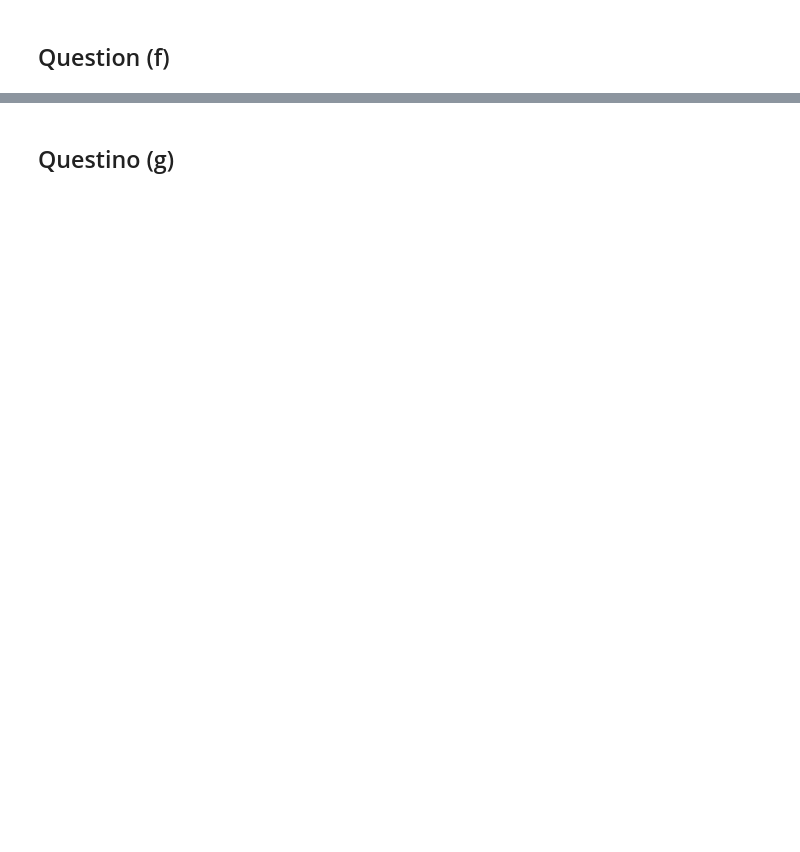
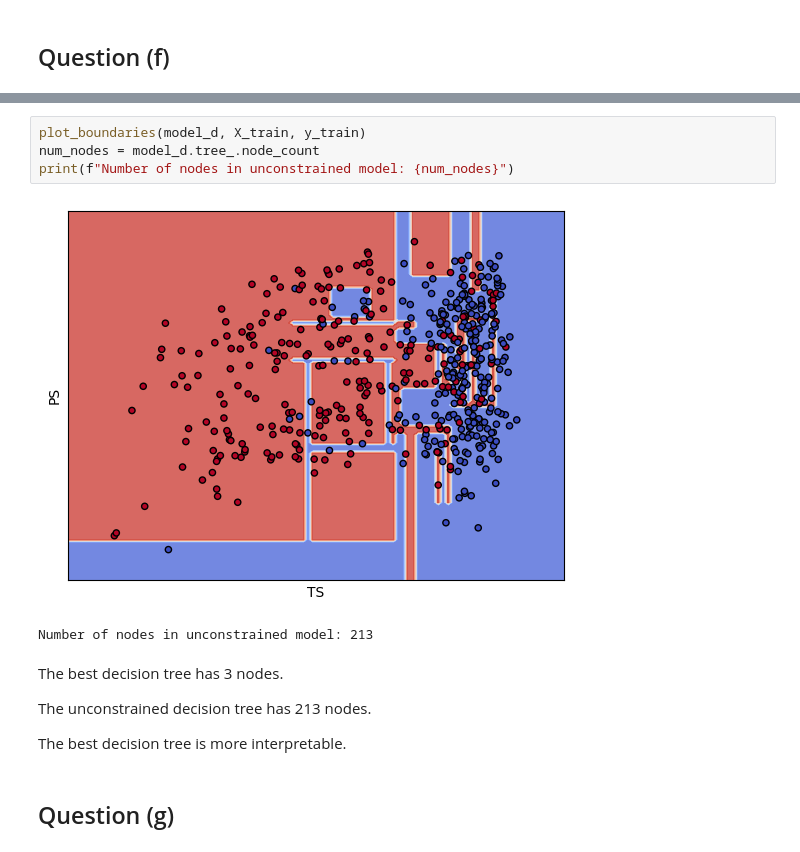
Before and after one commit to ShyEagle21/Practice, a Jupyter notebook: ML_1_hw2/Problem 1.ipynb, the cells around one changed output, grey strips where cells are left out. Saved outputs shown, nothing was run; the diff lists cells and outputs as text; blank space fills up the shorter version.

```diff
--- a/ML_1_hw2/Problem 1.ipynb
+++ b/ML_1_hw2/Problem 1.ipynb
@@ -213,2 +204,15 @@ plot_tree(model, feature_names=features, filled=True)
+# %%
+plot_boundaries(model_d, X_train, y_train)
+num_nodes = model_d.tree_.node_count
+print(f"Number of nodes in unconstrained model: {num_nodes}")
+# %% [output]
+[figure, added]
+Number of nodes in unconstrained model: 213
+# %% [markdown]
+The best decision tree has 3 nodes.
+
+The unconstrained decision tree has 213 nodes.
+
+The best decision tree is more interpretable.
 # %% [markdown]
-## Questino (g)
+## Question (g)
```
Also changed, not shown: parts of 14 cells of this notebook.
